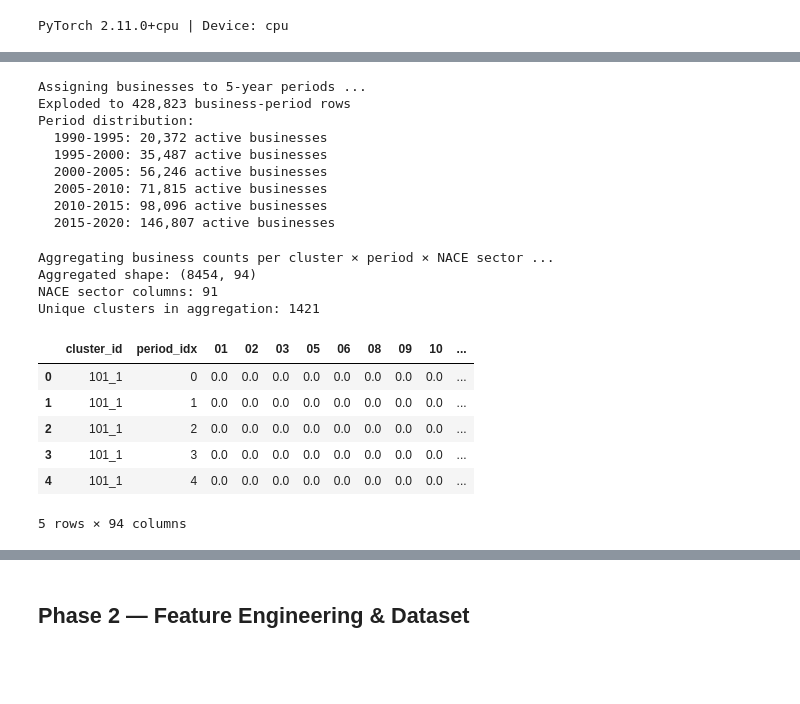
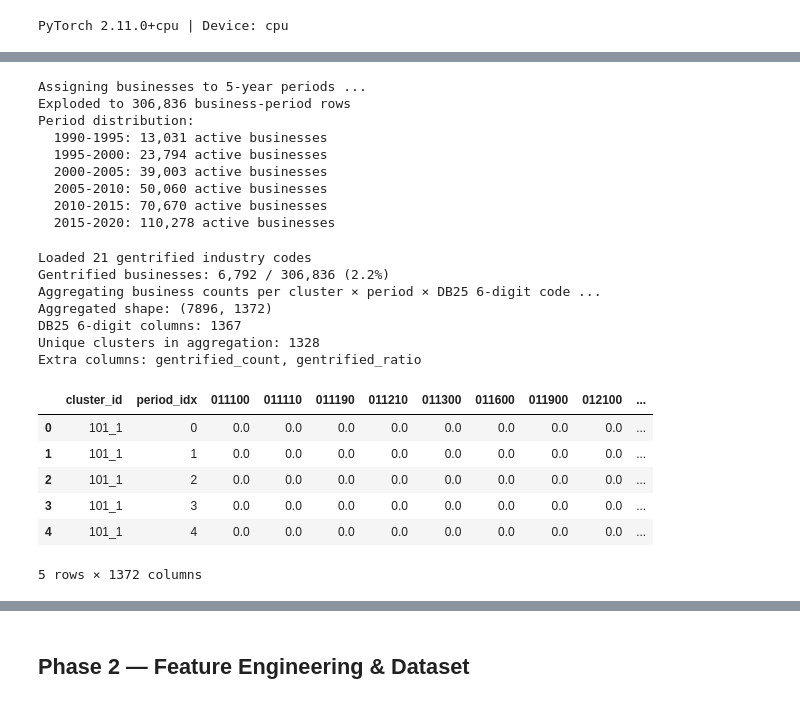
Before and after one commit to jonashansen886-cyber/Gentrification_model_Copenhagen, a Jupyter notebook: notebooks/13_LSTM_test.ipynb, the cells around one changed output, grey strips where cells are left out. Drawn from its saved outputs; the diff is of its cells as text; code cells hidden in the pictures; blank space fills up the shorter version.

```diff
--- a/notebooks/13_LSTM_test.ipynb
+++ b/notebooks/13_LSTM_test.ipynb
@@ -35,7 +35,8 @@ warnings.filterwarnings("ignore", category=FutureWarning)
 
 # ── Paths (relative from notebooks/) ──
 CVR_GEO_PATH       = Path("../data/processed/cvr/CVR_geo_temporal.geojson")
-CLUSTER_SHP_PATH   = Path("../data/raw/neighborhood_shapefile/Nabolag_cph_fre_new.shp")
+#CLUSTER_SHP_PATH   = Path("../data/raw/neighborhood_shapefile/Nabolag_cph_fre_new.shp")
+CLUSTER_SHP_PATH   = Path("../data/raw/nabolag_u_indre_shapefile/nabolag_u_indre.shp") # change between different clister setup
 STA_DATA_PATH      = Path("../data/interim/STA_data.csv")
 PARQUET_OUT_PATH   = Path("../data/processed/cvr/cvr_cluster_temporal_counts.parquet")
 MODEL_OUT_PATH     = Path("../results/models/lstm_gentrification.pt")
@@ -91,9 +92,9 @@ before = len(cvr_gdf)
 cvr_gdf = cvr_gdf[cvr_gdf.geometry.notna()].copy()
 print(f"Dropped {before - len(cvr_gdf):,} rows with null geometry → {len(cvr_gdf):,} remaining")
 
-# Extract 2-digit NACE prefix
-cvr_gdf["nace2"] = cvr_gdf["branche_kode"].astype(str).str[:2]
-print(f"Unique 2-digit NACE codes: {cvr_gdf['nace2'].nunique()}")
+# Use full 6-digit DB25 code (branche_kode) instead of 2-digit prefix
+cvr_gdf["db25"] = cvr_gdf["branche_kode"].astype(str).str.strip()
+print(f"Unique 6-digit DB25 codes: {cvr_gdf['db25'].nunique()}")
 cvr_gdf.head(3)
 # %% [output]
 Loading CVR_geo_temporal.geojson ...
@@ -173,55 +174,78 @@ for i, (ps, pe) in enumerate(PERIODS):
     print(f"  {ps}-{pe}: {n:,} active businesses")
 # %% [output]
 Assigning businesses to 5-year periods ...
-Exploded to 428,823 business-period rows
+Exploded to 306,836 business-period rows
 Period distribution:
-  1990-1995: 20,372 active businesses
-  1995-2000: 35,487 active businesses
-  2000-2005: 56,246 active businesses
-  2005-2010: 71,815 active businesses
-  2010-2015: 98,096 active businesses
-  2015-2020: 146,807 active businesses
+  1990-1995: 13,031 active businesses
+  1995-2000: 23,794 active businesses
+  2000-2005: 39,003 active businesses
+  2005-2010: 50,060 active businesses
+  2010-2015: 70,670 active businesses
+  2015-2020: 110,278 active businesses
 # %%
-# Cell 5: Aggregate — count businesses per (cluster_id, period, nace2)
-print("Aggregating business counts per cluster × period × NACE sector ...")
+# Cell 5: Aggregate — count businesses per (cluster_id, period, db25) + gentrified flag
+# ── Load gentrified industry codes ──
+GENT_IND_PATH = Path("../data/raw/cvr_raw/industry_ids/Gentrified_business_certain_industry_id.csv")
+gent_df = pd.read_csv(GENT_IND_PATH, sep=";", encoding="latin-1")
+gent_codes = set(gent_df["industry-id"].astype(str).str.strip())
+print(f"Loaded {len(gent_codes)} gentrified industry codes")
+
+# Flag each business as gentrified or not (match on full 6-digit branche_kode)
+cvr_exploded["is_gentrified"] = cvr_exploded["db25"].isin(gent_codes).astype(int)
+gent_rate = cvr_exploded["is_gentrified"].mean()
+print(f"Gentrified businesses: {cvr_exploded['is_gentrified'].sum():,} / {len(cvr_exploded):,} ({gent_rate:.1%})")
+
+# ── DB25 6-digit counts per cluster × period ──
+print("Aggregating business counts per cluster × period × DB25 6-digit code ...")
 agg = (
     cvr_exploded
-    .groupby(["cluster_id", "period_idx", "nace2"])
+    .groupby(["cluster_id", "period_idx", "db25"])
     .size()
     .reset_index(name="count")
 )
 
-# Pivot: rows = (cluster_id, period_idx), columns = nace2 sectors
 pivot = agg.pivot_table(
     index=["cluster_id", "period_idx"],
-    columns="nace2",
+    columns="db25",
     values="count",
     fill_value=0,
 ).reset_index()
 
-# Flatten column names
-nace_cols = [c for c in pivot.columns if c not in ("cluster_id", "period_idx")]
+db25_cols = [c for c in pivot.columns if c not in ("cluster_id", "period_idx")]
 pivot.columns.name = None
+pivot["total_businesses"] = pivot[db25_cols].sum(axis=1)
 
-# Add total business count per cluster-period
-pivot["total_businesses"] = pivot[nace_cols].sum(axis=1)
+# ── Gentrified business counts per cluster × period ──
+gent_agg = (
+    cvr_exploded
+    .groupby(["cluster_id", "period_idx"])["is_gentrified"]
+    .agg(gentrified_count="sum", gentrified_ratio="mean")
+    .reset_index()
+)
+pivot = pivot.merge(gent_agg, on=["cluster_id", "period_idx"], how="left")
+pivot["gentrified_count"] = pivot["gentrified_count"].fillna(0)
+pivot["gentrified_ratio"] = pivot["gentrified_ratio"].fillna(0)
 
 print(f"Aggregated shape: {pivot.shape}")
-print(f"NACE sector columns: {len(nace_cols)}")
+print(f"DB25 6-digit columns: {len(db25_cols)}")
 print(f"Unique clusters in aggregation: {pivot['cluster_id'].nunique()}")
+print(f"Extra columns: gentrified_count, gentrified_ratio")
 pivot.head()
 # %% [output]
-Aggregating business counts per cluster × period × NACE sector ...
-Aggregated shape: (8454, 94)
-NACE sector columns: 91
-Unique clusters in aggregation: 1421
+Loaded 21 gentrified industry codes
+Gentrified businesses: 6,792 / 306,836 (2.2%)
+Aggregating business counts per cluster × period × DB25 6-digit code ...
+Aggregated shape: (7896, 1372)
+DB25 6-digit columns: 1367
+Unique clusters in aggregation: 1328
+Extra columns: gentrified_count, gentrified_ratio
-|  | cluster_id | period_idx | 01 | 02 | 03 | 05 | 06 | 08 | 09 | 10 | ... |
+|  | cluster_id | period_idx | 011100 | 011110 | 011190 | 011210 | 011300 | 011600 | 011900 | 012100 | ... |
 | 0 | 101_1 | 0 | 0.0 | 0.0 | 0.0 | 0.0 | 0.0 | 0.0 | 0.0 | 0.0 | ... |
 | 1 | 101_1 | 1 | 0.0 | 0.0 | 0.0 | 0.0 | 0.0 | 0.0 | 0.0 | 0.0 | ... |
 | 2 | 101_1 | 2 | 0.0 | 0.0 | 0.0 | 0.0 | 0.0 | 0.0 | 0.0 | 0.0 | ... |
 | 3 | 101_1 | 3 | 0.0 | 0.0 | 0.0 | 0.0 | 0.0 | 0.0 | 0.0 | 0.0 | ... |
 | 4 | 101_1 | 4 | 0.0 | 0.0 | 0.0 | 0.0 | 0.0 | 0.0 | 0.0 | 0.0 | ... |
-5 rows × 94 columns
+5 rows × 1372 columns
 # %%
 # Cell 6: Save to Parquet + verify coverage
 PARQUET_OUT_PATH.parent.mkdir(parents=True, exist_ok=True)
```
Also changed, not shown: parts of 14 cells of this notebook, 13 other files.
